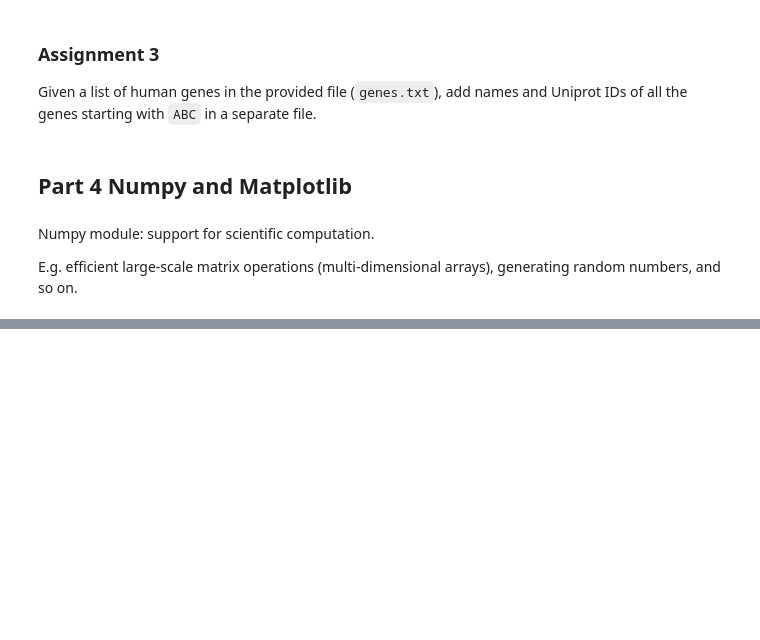
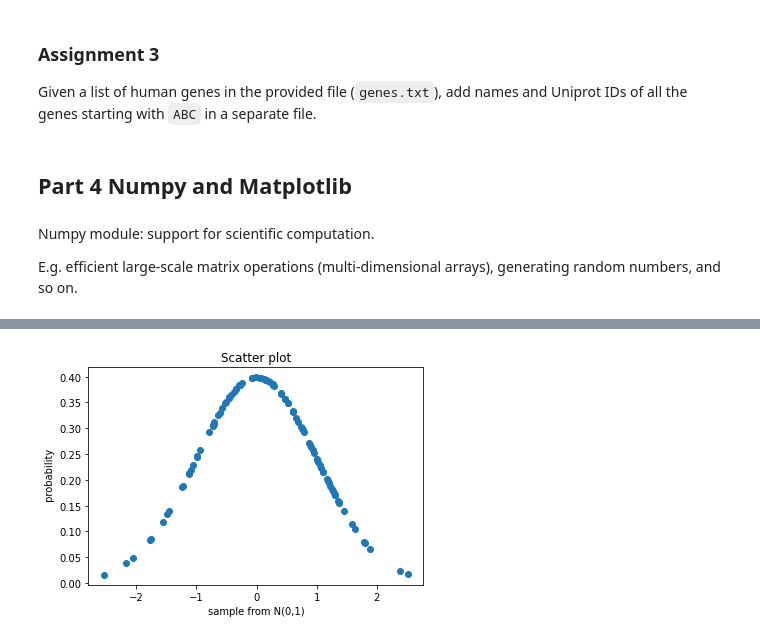
Before and after one commit to isblab/pycrash, a Jupyter notebook: python_crash_course.ipynb, the cells around one changed output, grey strips where cells are left out. Cells and saved outputs as stored; diff of their text form; code cells hidden in the pictures; blank space fills up the shorter version.

```diff
--- a/python_crash_course.ipynb
+++ b/python_crash_course.ipynb
@@ -432,10 +590,21 @@ plt.hist(xlin,bins=5,edgecolor="red")
 # %%
 # scatter plot
+
+# Function of normal distribution
+def normpdf(x, mu, sigma):
+    u = (x-mu)/abs(sigma)
+    y = (1/(sqrt(2*pi)*abs(sigma)))*exp(-u*u/2)
+    return y
+
+ygauss = [normpdf(x,0,1) for x in xgauss] # using inbuilt Gaussian function
+
 plt.scatter(xgauss,ygauss)
 plt.title("Scatter plot")
 plt.xlabel('sample from N(0,1)')
 plt.ylabel(' probability')
 
 plt.show()
+# %% [output]
+[figure, added]
 # %%
 # line plot
```
Also changed, not shown: parts of 48 cells of this notebook.
